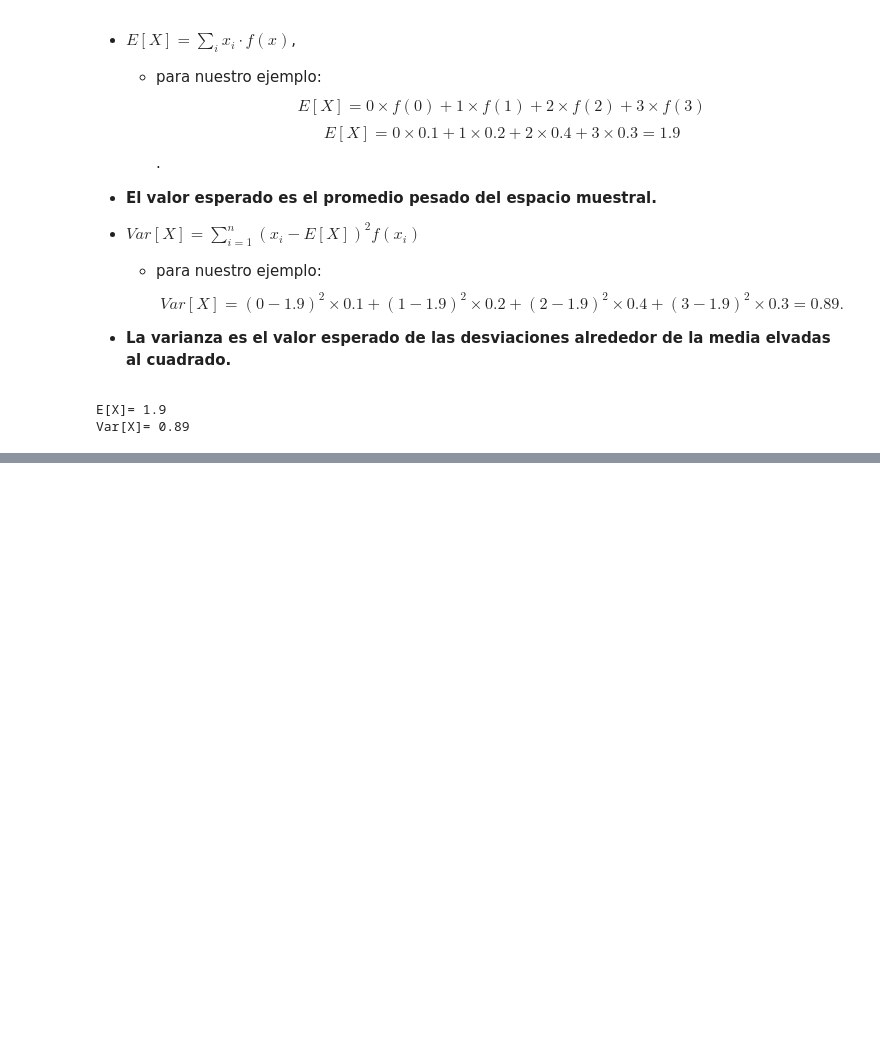
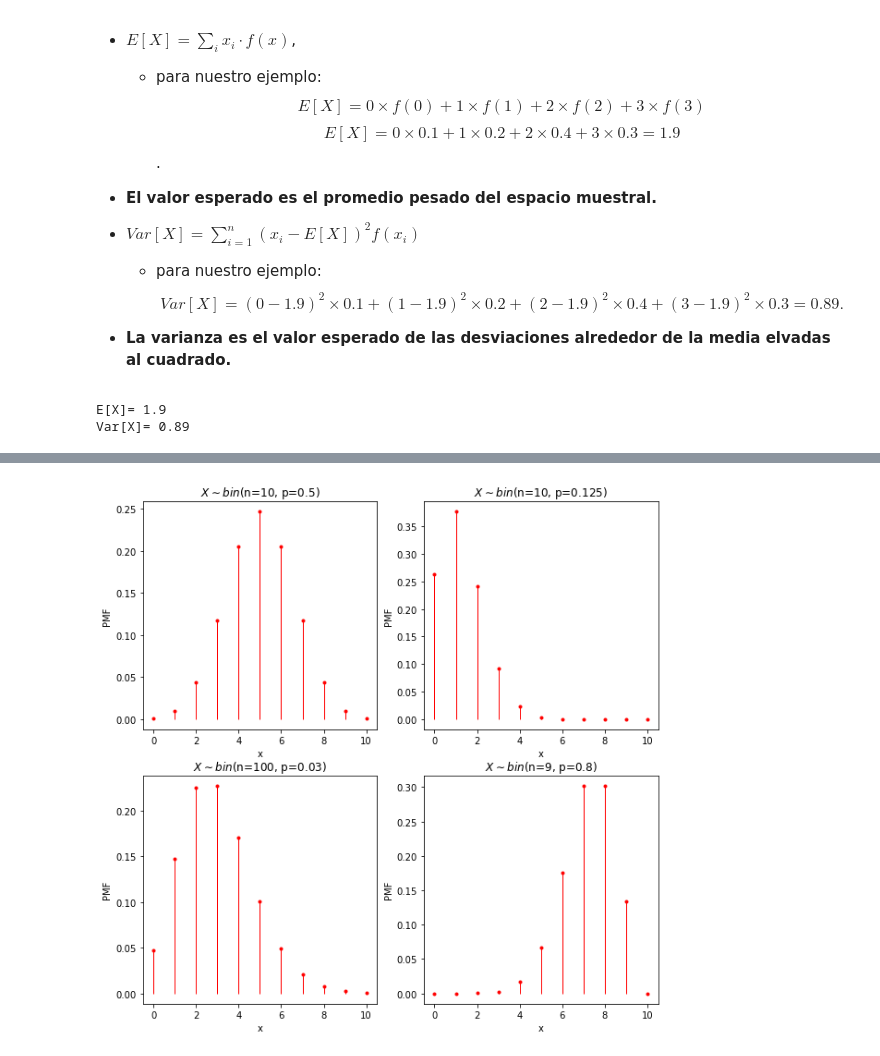
Before and after one commit to marsgr6/EN-online, a Jupyter notebook: discrete_distributions.ipynb, the cells around one changed output, grey strips where cells are left out. Saved outputs shown, nothing was run; the diff lists cells and outputs as text; code cells hidden in the pictures; blank space fills up the shorter version.

```diff
--- a/discrete_distributions.ipynb
+++ b/discrete_distributions.ipynb
@@ -757,23 +337,0 @@ plt.show()
-# %%
-# Another version of the urn implementation
-# HGeom(K,N,n)
-
-def hgeom(K, N, n):
-    # K: white balls
-    # N: total balls
-    # n: sample size
-    urn = K*[1] + (N-K)*[0]  # urn, 1: white, 0: black
-    np.random.shuffle(urn)  # urn shuffle
-    return sum(urn[:n])
-
-K = 6  # white balss, n in python
-N = 10  # Total balls, M in python
-n = 5  # sample size, N in python
-
-X = np.array([hgeom(K, N, n) for i in range(10000)])  # random vector
-
-x, fx = np.unique(X, return_counts=True)  # count of unique values and frequencies
-
-bp = plt.bar(x, fx/sum(fx), width=0.1, label="Simulated frequencies")  # barplot
-plt.plot(x, hypergeom.pmf(x, n=K, N=n, M=N), ':xr', label="Theoretical PMF")  # Python implementation
-l = plt.legend()
@@ -794,0 +405,20 @@ l = plt.legend()
+# %%
+from scipy.stats import binom  # implementación de la binomial en scipy.stats
+
+# lista de parámetros [(n1, p1), (n2, p2), ...]
+parametros = [(10, 1/2), (10, 1/8), (100, 0.03), (9, 4/5)]
+
+plt.figure(figsize=(10,10))
+panel = 1  # panel a graficar
+# recorremos la lista asignando la tupla a los valores n y p
+for n, p in parametros:
+    x = range(11)  # evaluaremos un subconjunto de los valores posibles de la v.a. x={0,...,10}
+    pmfx = binom.pmf(x, n, p)  # Evalúa la PMF, 𝑓𝑋(𝑥;𝑛,𝑝) definida arriba
+    plt.subplot(2, 2, panel)  # 4 paneles 2filas x 2columnas
+    plt.vlines(x, [0]*len(x), pmfx, color="r", lw=1)  # grafica las líneas verticales
+    plt.plot(x, pmfx, '.', color='r')  # grafica los puntos
+    plt.xlabel("x"); plt.ylabel("PMF")  # etiqueta de los ejes
+    plt.title(r"$X \sim bin($n="+ str(n) + ", p=" + str(p) +")")  # título de cada panel
+    panel += 1  # incrementa el número de panel
+# %% [output]
+[figure, added]
```
Also changed, not shown: parts of 59 cells of this notebook, 2 other files.
